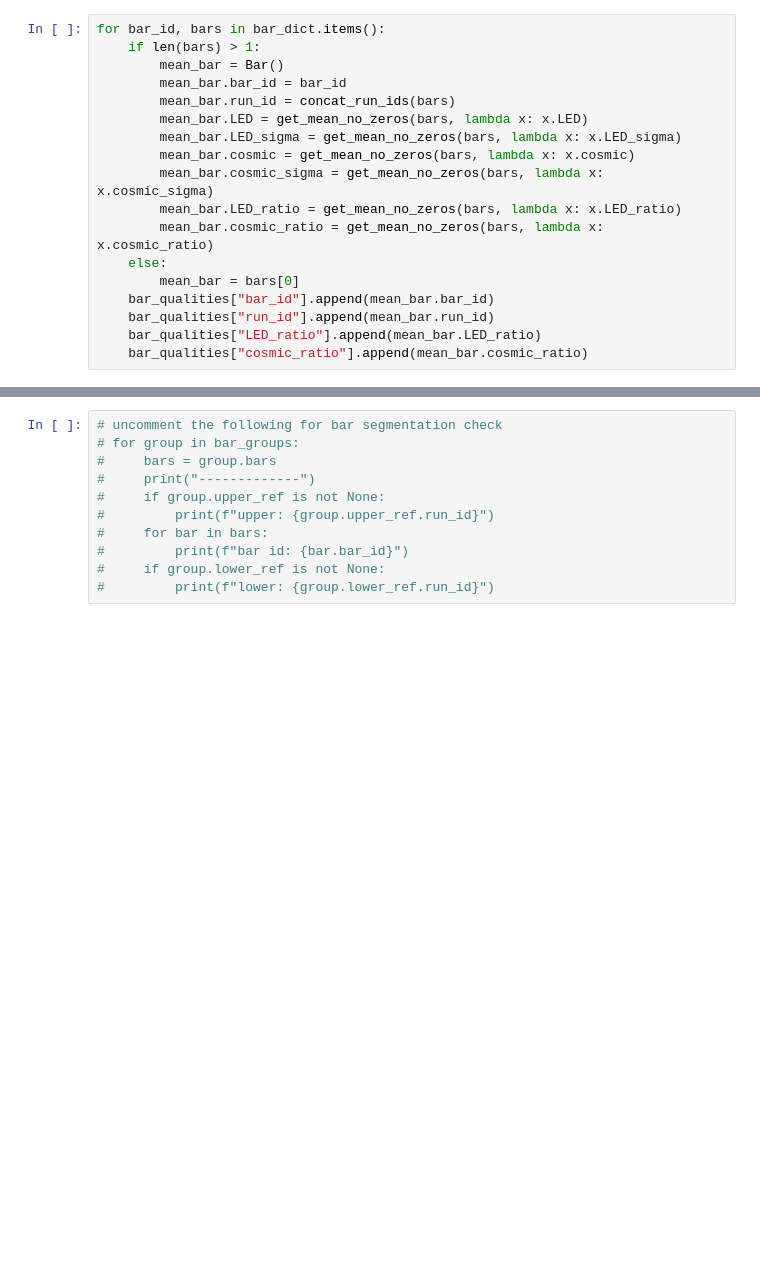
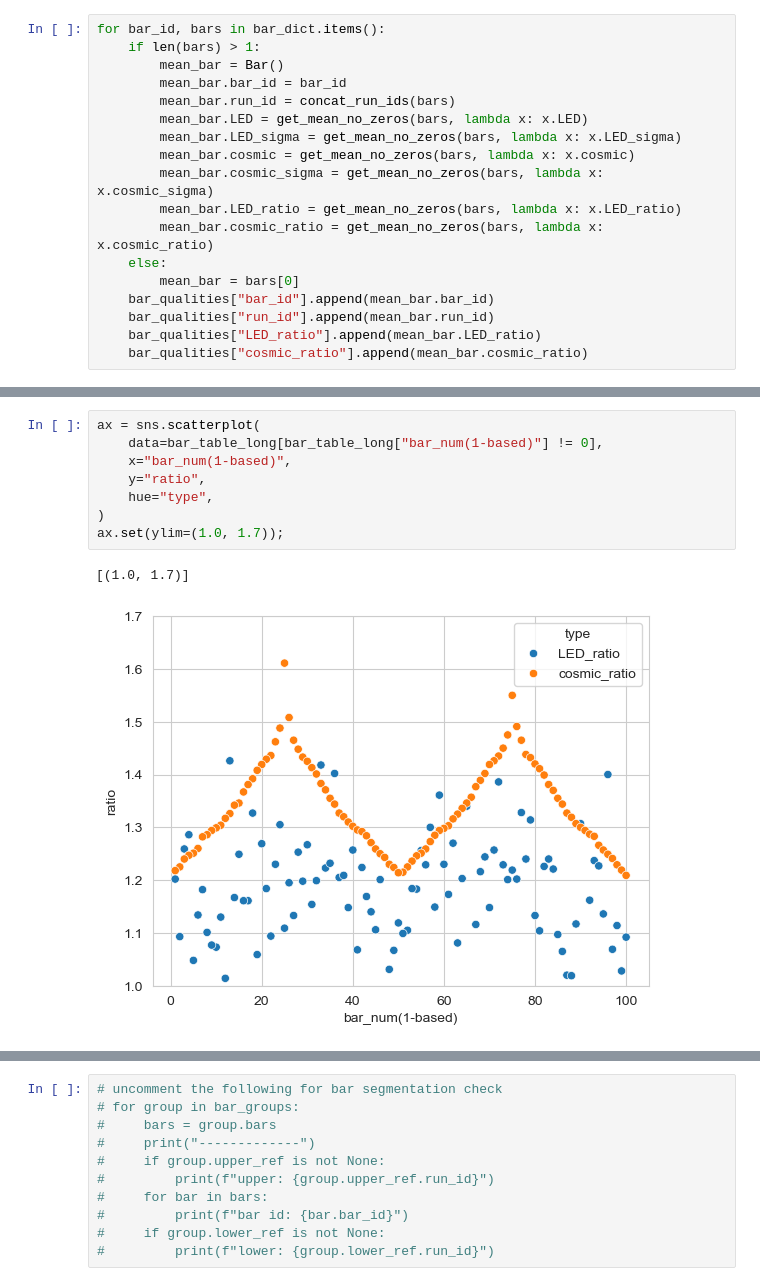
Before and after one commit to YanzhaoW/r3b_jupyter, a Jupyter notebook: neuland/BarTesting25/bar_testing.ipynb, the cells around one changed output, grey strips where cells are left out. Saved outputs shown, nothing was run; the diff lists cells and outputs as text; blank space fills up the shorter version.

```diff
--- a/neuland/BarTesting25/bar_testing.ipynb
+++ b/neuland/BarTesting25/bar_testing.ipynb
@@ -210,3 +235,14 @@ sns.histplot(
+# %%
+ax = sns.scatterplot(
+    data=bar_table_long[bar_table_long["bar_num(1-based)"] != 0],
+    x="bar_num(1-based)",
+    y="ratio",
+    hue="type",
+)
+ax.set(ylim=(1.0, 1.7));
+# %% [output]
+[(1.0, 1.7)]
+[figure, added]
 # %%
 bar_table[bar_table["bar_id"] == "250106-1"]
 # %% [output]
```
Also changed, not shown: parts of 6 cells of this notebook, 1 other file.
